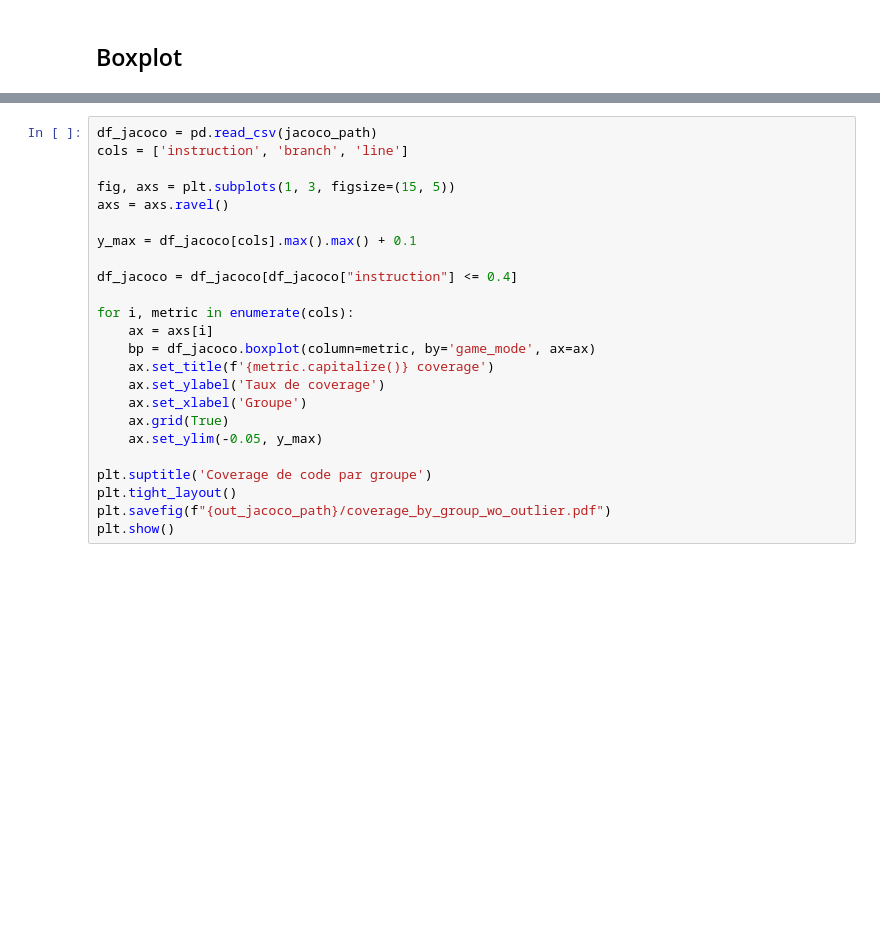
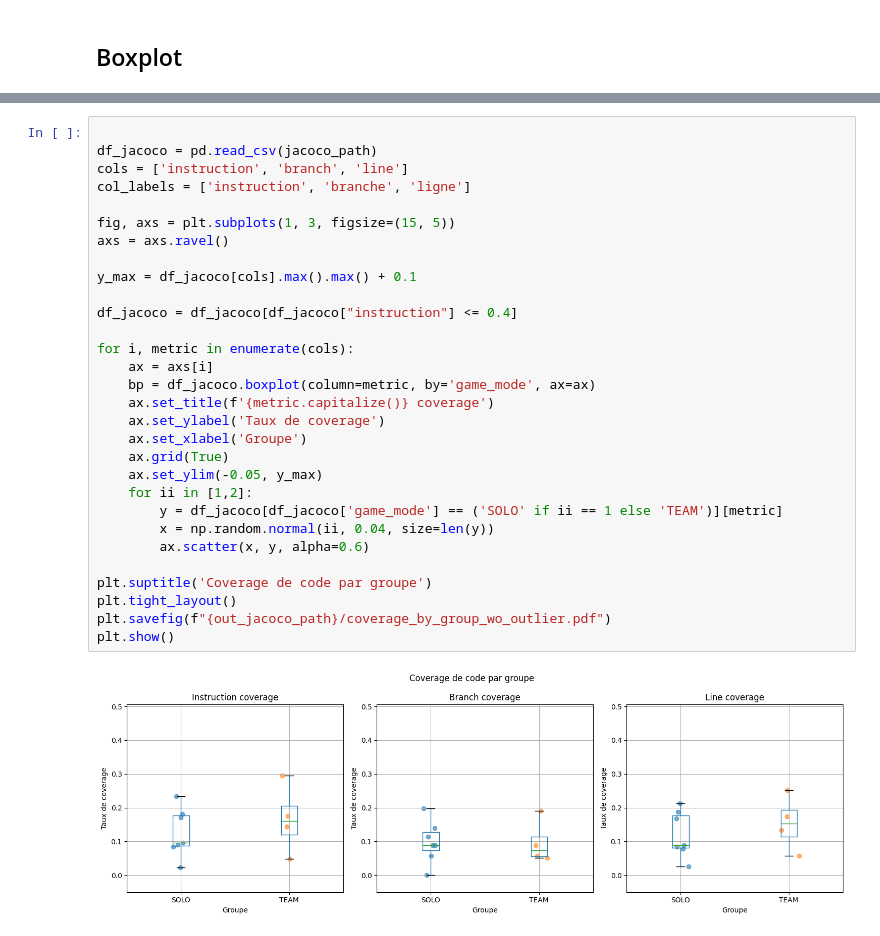
Before and after one commit to Dzenali/MemoireDataAnalytics, a Jupyter notebook: notebooks/analysis/JaCoCo.ipynb, the cells around one changed output, grey strips where cells are left out. Drawn from its saved outputs; the diff is of its cells as text; blank space fills up the shorter version.

```diff
--- a/notebooks/analysis/JaCoCo.ipynb
+++ b/notebooks/analysis/JaCoCo.ipynb
@@ -87,24 +88,32 @@ plt.show()
-# %%
-df_jacoco = pd.read_csv(jacoco_path)
-cols = ['instruction', 'branch', 'line']
-
-fig, axs = plt.subplots(1, 3, figsize=(15, 5))
-axs = axs.ravel()
-
-y_max = df_jacoco[cols].max().max() + 0.1
-
-df_jacoco = df_jacoco[df_jacoco["instruction"] <= 0.4]
-
-for i, metric in enumerate(cols):
-    ax = axs[i]
-    bp = df_jacoco.boxplot(column=metric, by='game_mode', ax=ax)
-    ax.set_title(f'{metric.capitalize()} coverage')
-    ax.set_ylabel('Taux de coverage')
-    ax.set_xlabel('Groupe')
-    ax.grid(True)
-    ax.set_ylim(-0.05, y_max)
-
-plt.suptitle('Coverage de code par groupe')
-plt.tight_layout()
-plt.savefig(f"{out_jacoco_path}/coverage_by_group_wo_outlier.pdf")
-plt.show()
+# %%
+
+df_jacoco = pd.read_csv(jacoco_path)
+cols = ['instruction', 'branch', 'line']
+col_labels = ['instruction', 'branche', 'ligne']
+
+fig, axs = plt.subplots(1, 3, figsize=(15, 5))
+axs = axs.ravel()
+
+y_max = df_jacoco[cols].max().max() + 0.1
+
+df_jacoco = df_jacoco[df_jacoco["instruction"] <= 0.4]
+
+for i, metric in enumerate(cols):
+    ax = axs[i]
+    bp = df_jacoco.boxplot(column=metric, by='game_mode', ax=ax)
+    ax.set_title(f'{metric.capitalize()} coverage')
+    ax.set_ylabel('Taux de coverage')
+    ax.set_xlabel('Groupe')
+    ax.grid(True)
+    ax.set_ylim(-0.05, y_max)
+    for ii in [1,2]:
+        y = df_jacoco[df_jacoco['game_mode'] == ('SOLO' if ii == 1 else 'TEAM')][metric]
+        x = np.random.normal(ii, 0.04, size=len(y))
+        ax.scatter(x, y, alpha=0.6)
+
+plt.suptitle('Coverage de code par groupe')
+plt.tight_layout()
+plt.savefig(f"{out_jacoco_path}/coverage_by_group_wo_outlier.pdf")
+plt.show()
+# %% [output]
+[figure, added]
```
Also changed, not shown: parts of 3 cells of this notebook, 47 other files.
